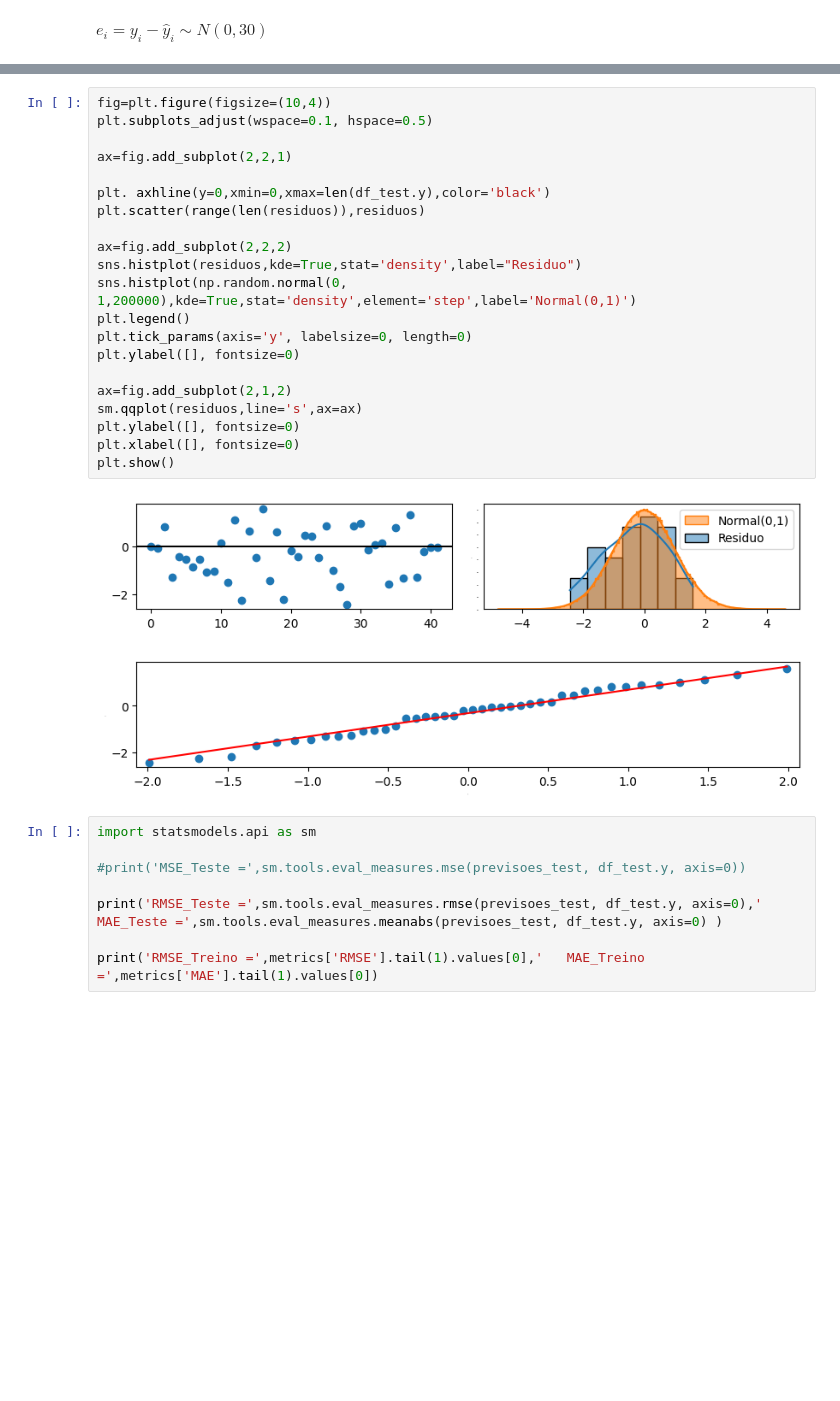
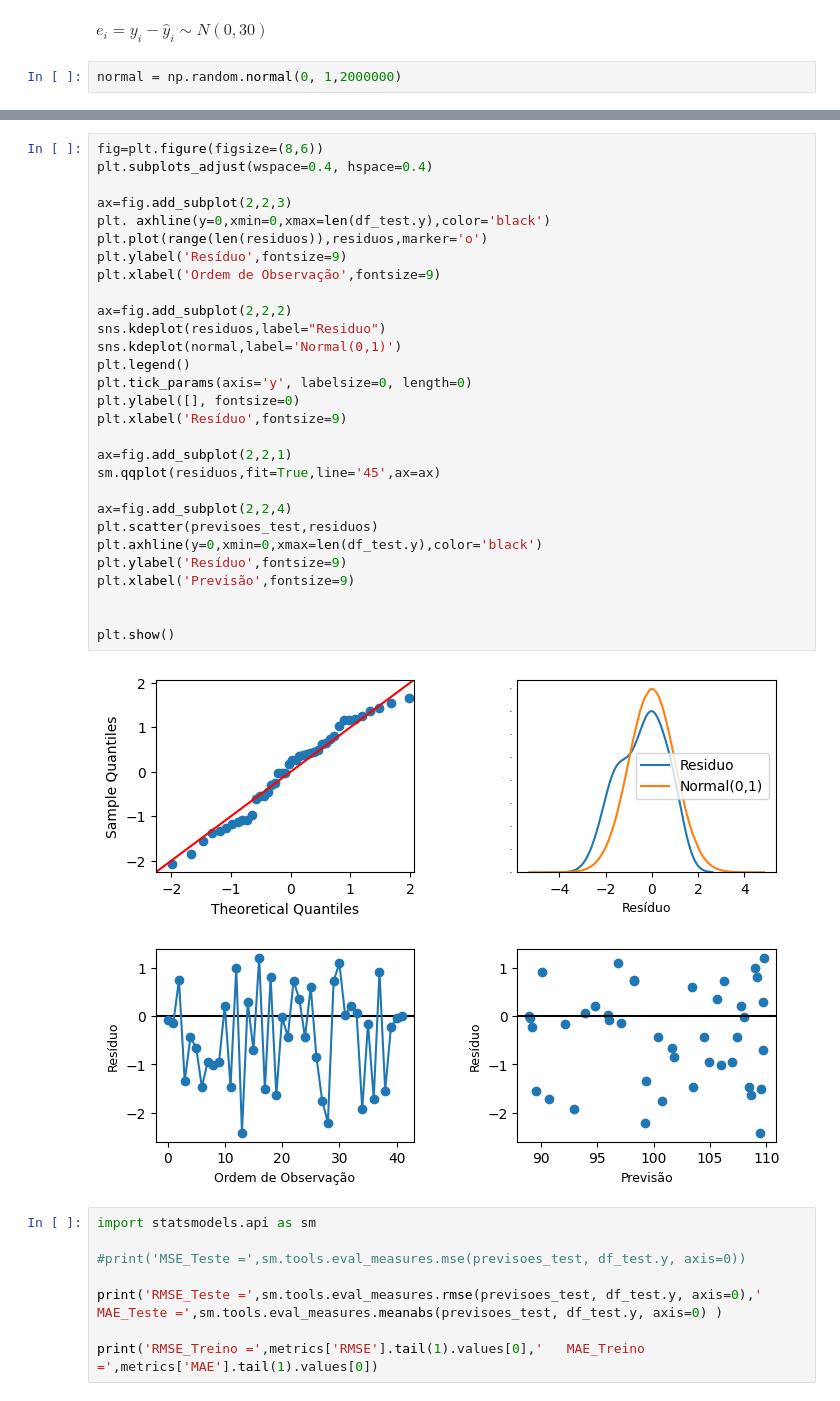
Before and after one commit to MarcioB1999/Prev_For_ULS, a Jupyter notebook: Modelos_previsao/NeuralProphet_previsoes.ipynb, the cells around one changed output, grey strips where cells are left out. Cells and saved outputs as stored; diff of their text form; blank space fills up the shorter version.

```diff
--- a/Modelos_previsao/NeuralProphet_previsoes.ipynb
+++ b/Modelos_previsao/NeuralProphet_previsoes.ipynb
@@ -146,3 +146,5 @@ plt.legend()
 residuos = np.array(df_test.y)-previsoes_test
 # %% [markdown]
 $e_{i} = y_{i}-\hat{y}_{i}\sim N\left(0,30\right)$
+# %%
+normal = np.random.normal(0, 1,2000000)
@@ -149,26 +155,34 @@ $e_{i} = y_{i}-\hat{y}_{i}\sim N\left(0,30\right)$
 # %%
-fig=plt.figure(figsize=(10,4))
-plt.subplots_adjust(wspace=0.1, hspace=0.5)
+fig=plt.figure(figsize=(8,6))
+plt.subplots_adjust(wspace=0.4, hspace=0.4)
 
-ax=fig.add_subplot(2,2,1)
-
+ax=fig.add_subplot(2,2,3)
 plt. axhline(y=0,xmin=0,xmax=len(df_test.y),color='black')
-plt.scatter(range(len(residuos)),residuos)
+plt.plot(range(len(residuos)),residuos,marker='o')
+plt.ylabel('Resíduo',fontsize=9)
+plt.xlabel('Ordem de Observação',fontsize=9)
 
 ax=fig.add_subplot(2,2,2)
-sns.histplot(residuos,kde=True,stat='density',label="Residuo")
-sns.histplot(np.random.normal(0, 1,200000),kde=True,stat='density',element='step',label='Normal(0,1)')
+sns.kdeplot(residuos,label="Residuo")
+sns.kdeplot(normal,label='Normal(0,1)')
 plt.legend()
 plt.tick_params(axis='y', labelsize=0, length=0)
 plt.ylabel([], fontsize=0)
+plt.xlabel('Resíduo',fontsize=9)
 
-ax=fig.add_subplot(2,1,2)
-sm.qqplot(residuos,line='s',ax=ax)
-plt.ylabel([], fontsize=0)
-plt.xlabel([], fontsize=0)
+ax=fig.add_subplot(2,2,1)
+sm.qqplot(residuos,fit=True,line='45',ax=ax)
+
+ax=fig.add_subplot(2,2,4)
+plt.scatter(previsoes_test,residuos)
+plt.axhline(y=0,xmin=0,xmax=len(df_test.y),color='black')
+plt.ylabel('Resíduo',fontsize=9)
+plt.xlabel('Previsão',fontsize=9)
+
+
 plt.show()
 # %% [output]
-[figure, old version]
+[figure, new version]
 # %%
 import statsmodels.api as sm
 
```
Also changed, not shown: parts of 5 cells of this notebook, 8 other files.
